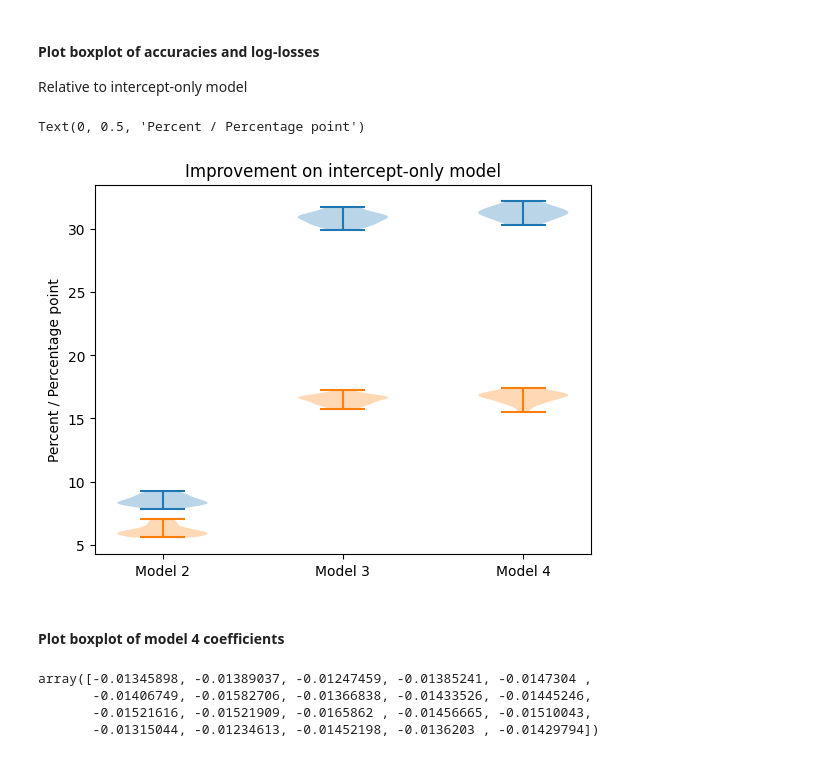
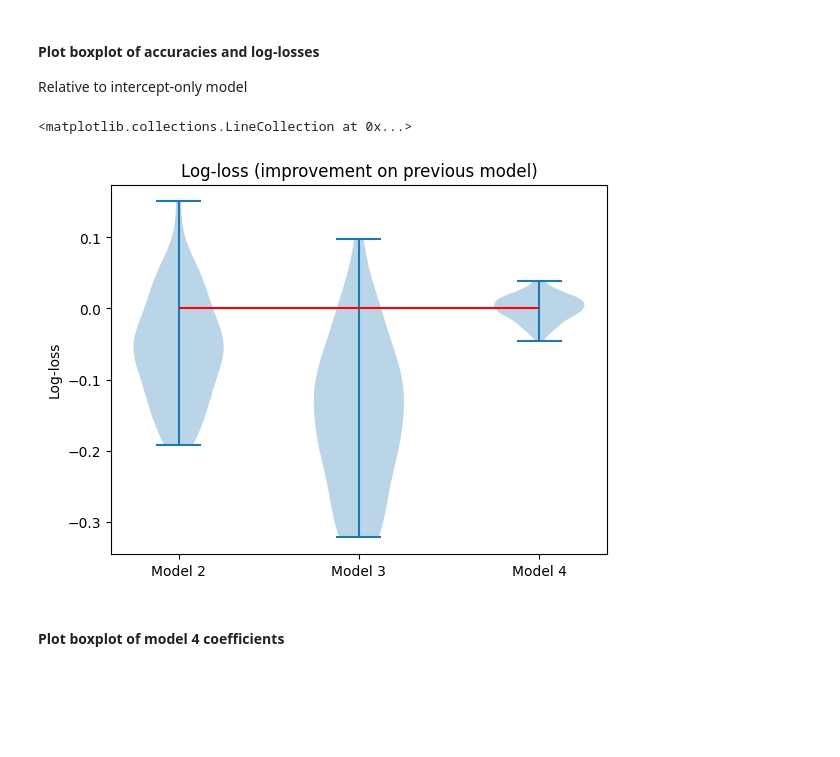
Before and after one commit to madskoefoed/Titanic, a Jupyter notebook: titanic.ipynb, the cells around one changed output. Cells and saved outputs as stored; diff of their text form; code cells hidden in the pictures; blank space fills up the shorter version.

```diff
--- a/titanic.ipynb
+++ b/titanic.ipynb
@@ -131,3 +137,9 @@ x_cols4 = x_cols3 + ["Cherbourg", "Queenstown"] # "Southampton"
+# %%
+x_cols = {}
+x_cols[1] = ['Int']
+x_cols[2] = x_cols[1] + ['Class']
+x_cols[3] = x_cols[2] + ['Male', 'Age']
+x_cols[4] = x_cols[3] + ["Cherbourg", "Queenstown"] # "Southampton"
 # %% [markdown]
 #### Prepare variables for modeling
 # %%
@@ -202,2 +190,6 @@ nmodels = 4
+# %%
+models = {}
+for j in range(1, 1+len(x_cols)):
+    models[j] = LogisticRegression(penalty=None, fit_intercept=False).fit(df[x_cols[j]].to_numpy(), y)
 # %% [markdown]
 #### Fitted values
@@ -344,21 +299,38 @@ LLn = [[-(LL[i, j]/LL[i, 0]*100 - 100) for i in range(kn)] for j in range(1, nmo
+# %%
+kn = 50
+kf = KFold(n_splits=kn)
+LL = np.zeros((kn, len(models), 2))
+
+models_cv = {}
+coefs_cv  = {}
+
+for j in range(1, 1+len(models)):
+    coefs_cv[j] = np.zeros((kn, models[j].coef_.shape[1]))
+
+for i, (train_rows, test_rows) in enumerate(kf.split(df[x_cols[1]])):
+    #print("Fold", i+1, "of", kn)
+
+    for j in range(1, 1+len(models)):
+
+        models_cv[j] = LogisticRegression(penalty=None, fit_intercept=False).fit(df[train_rows, x_cols[j]], y[train_rows])
+
+        coefs_cv[j][i, :] = models_cv[j].coef_.ravel()
+
+        LL[i, j-1, 0] = log_loss(y[train_rows], models_cv[j].predict_proba(df[train_rows, x_cols[j]])[:, 1].reshape(-1, 1))
+        LL[i, j-1, 1] = log_loss(y[test_rows],  models_cv[j].predict_proba(df[test_rows,  x_cols[j]])[:, 1].reshape(-1, 1))
+
+LC = np.diff(LL, axis=1)
 # %% [markdown]
 #### Plot boxplot of accuracies and log-losses
 Relative to intercept-only model
 # %%
-plt.violinplot(LLn)
-plt.violinplot(ASn)
-plt.xticks(range(1, nmodels), ["Model " + str(i+1) for i in range(1, nmodels)])
-plt.title("Improvement on intercept-only model")
-plt.ylabel("Percent / Percentage point")
+plt.violinplot(LC[:,:,1])
+plt.xticks(range(1, len(models)), ["Model " + str(i+1) for i in range(1, len(models))])
+plt.title("Log-loss (improvement on previous model)")
+plt.ylabel("Log-loss")
+plt.hlines([0], xmin=1, xmax=3, colors='red')
 # %% [output]
-Text(0, 0.5, 'Percent / Percentage point')
+<matplotlib.collections.LineCollection at 0x...>
-[figure, old version]
+[figure, new version]
 # %% [markdown]
 #### Plot boxplot of model 4 coefficients
-# %%
-coefs["model4"][:, 2]
-# %% [output]
-array([-0.01345898, -0.01389037, -0.01247459, -0.01385241, -0.0147304 ,
-       -0.01406749, -0.01582706, -0.01366838, -0.01433526, -0.01445246,
-       -0.01521616, -0.01521909, -0.0165862 , -0.01456665, -0.01510043,
-       -0.01315044, -0.01234613, -0.01452198, -0.0136203 , -0.01429794])
```
Also changed, not shown: parts of 28 cells of this notebook.
